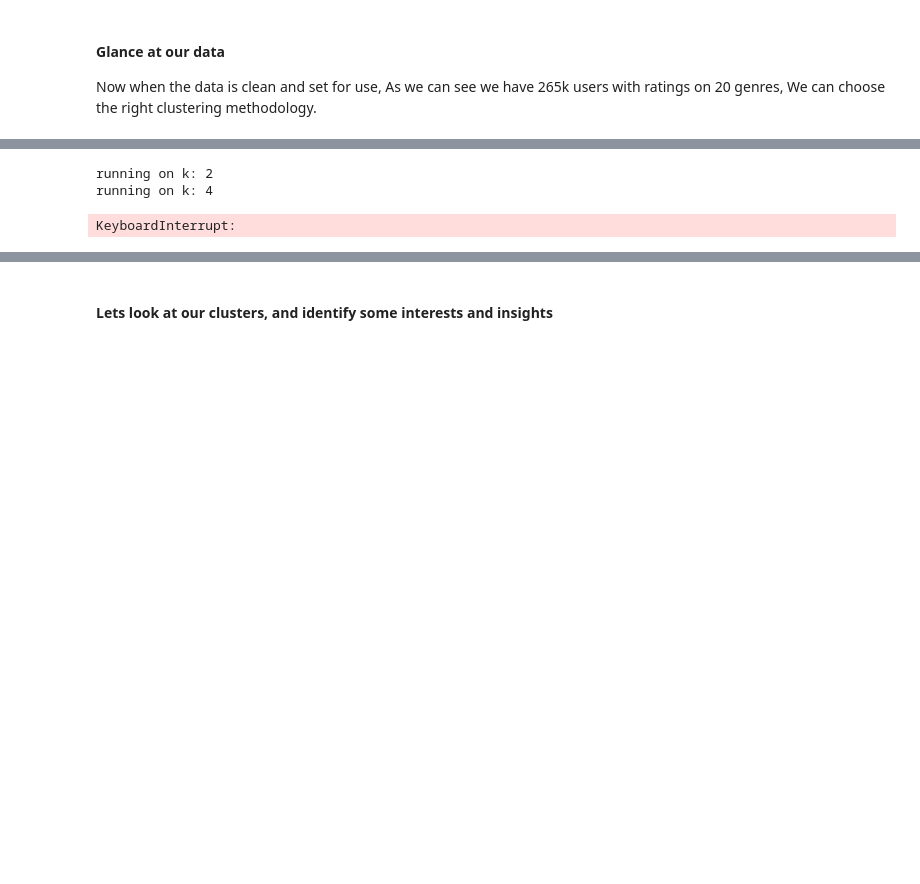
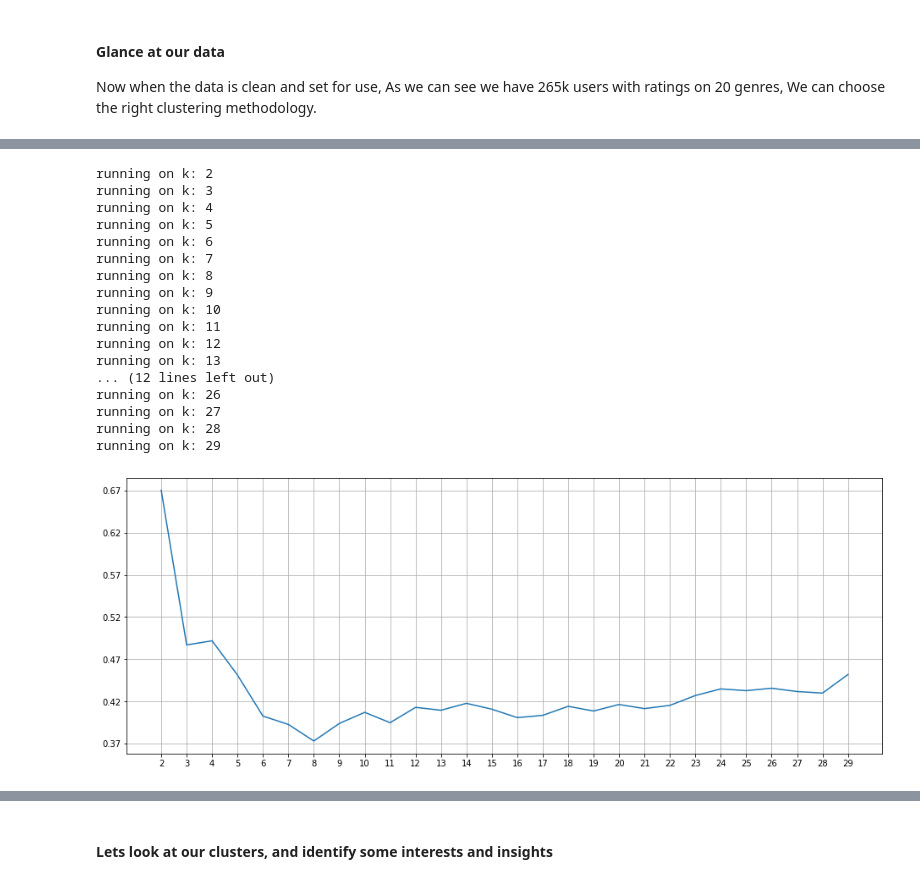
Before and after one commit to ronka/movie-recommendation-notebook, a Jupyter notebook: final_project.ipynb, the cells around one changed output, grey strips where cells are left out. Drawn from its saved outputs; the diff is of its cells as text; code cells hidden in the pictures; blank space fills up the shorter version.

```diff
--- a/final_project.ipynb
+++ b/final_project.ipynb
@@ -522,40 +538,54 @@ we calcualte the Variance ratio which is determined by the variance between grou
 # %%
-# %%timeit
 # Lets get only the Pepole who rated movies that related to comedy and adventure genres
-comedy_adven_df = genre_ratings[['Comedy','Adventure']]
-comedy_adven_df = comedy_adven_df[(comedy_adven_df['Comedy']>=1) & (comedy_adven_df['Adventure']>=1)]
+comedy_horror_df = genre_ratings[['Comedy','Horror']]
+comedy_horror_df = comedy_horror_df[(comedy_horror_df['Comedy']>=1) | (comedy_horror_df['Horror']>=1)]
 
-X = comedy_adven_df.sample(int(len(comedy_adven_df)*0.8))
+X = comedy_horror_df.sample(int(len(comedy_horror_df)*0.05))
 
 # Choose the range of k values to test.
-possible_k_values = range(2, 20,2)
+possible_k_values = range(2, 30)
 
 def clustering_errors(k, data):
     print('running on k: {}'.format(k))
     kmeans = KMeans(n_clusters=k).fit(data)
     predictions = kmeans.predict(data)
     silhouette_avg = silhouette_score(data, predictions)
     return silhouette_avg
 
 # Calculate error values for all k values we're interested in
 errors_per_k = [clustering_errors(k, X) for k in possible_k_values]
 # Plot the each value of K vs. the silhouette score at that value
 fig, ax = plt.subplots(figsize=(16, 6))
 plt.plot(possible_k_values, errors_per_k)
 
 # Ticks and grid
 xticks = np.arange(min(possible_k_values), max(possible_k_values)+1, 1.0)
 
 ax.set_xticks(xticks, minor=False)
 ax.set_xticks(xticks, minor=True)
 ax.xaxis.grid(True, which='both')
 
 yticks = np.arange(round(min(errors_per_k), 2), max(errors_per_k), .05)
 
 ax.set_yticks(yticks, minor=False)
 ax.set_yticks(yticks, minor=True)
 ax.yaxis.grid(True, which='both')
 # %% [output]
 running on k: 2
+running on k: 3
 running on k: 4
+running on k: 5
+running on k: 6
+running on k: 7
+running on k: 8
+running on k: 9
+running on k: 10
+running on k: 11
+running on k: 12
+running on k: 13
+... (12 lines left out)
+running on k: 26
+running on k: 27
+running on k: 28
+running on k: 29
-KeyboardInterrupt:
+[figure, added]
```
Also changed, not shown: parts of 20 cells of this notebook.
